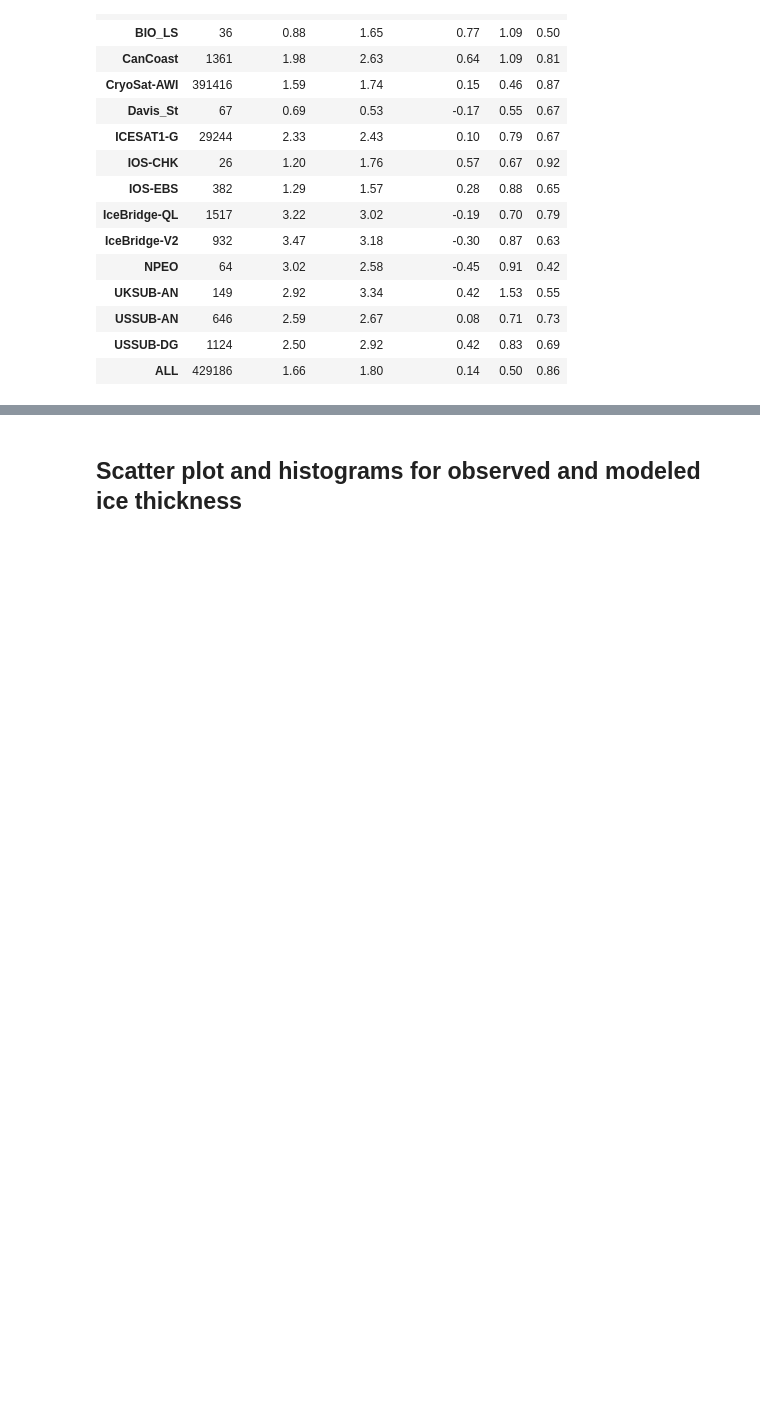
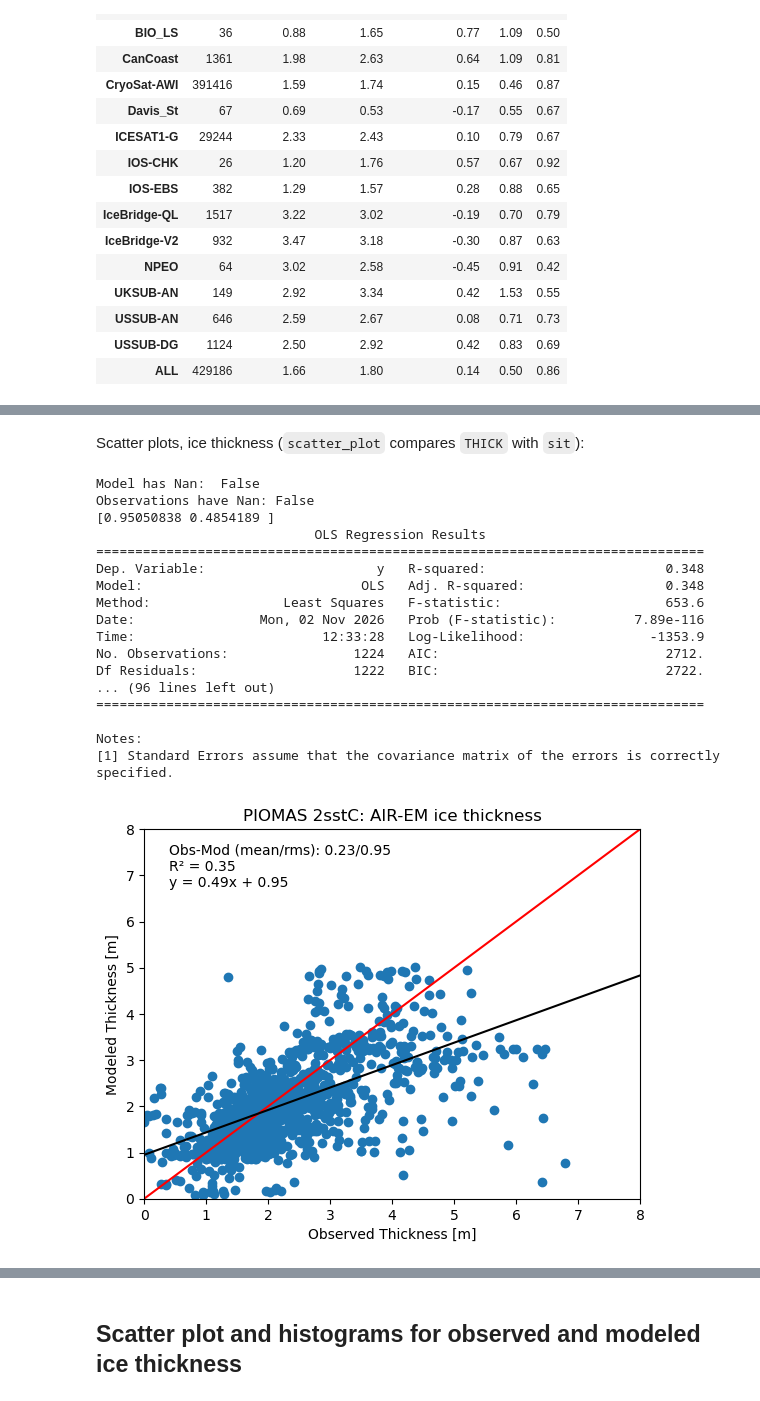
Before and after one commit to axelschweiger/thickCDR, a Jupyter notebook: CompareThickCDR_and_model.ipynb, the cells around one changed output, grey strips where cells are left out. Saved outputs shown, nothing was run; the diff lists cells and outputs as text; code cells hidden in the pictures; blank space fills up the shorter version.

```diff
--- a/CompareThickCDR_and_model.ipynb
+++ b/CompareThickCDR_and_model.ipynb
@@ -184,0 +195,12 @@ cdr_index: [ 2520000  2520005  2520006 ... 21025034 21025035 21025036]
+# %%
+airem = {mid: d.isel(cdr_index=(d.SOURCE == "AIR-EM").values) for mid, d in data.items()}
+common = sorted(set.intersection(*[set(a.cdr_index.values) for a in airem.values()]))
+airem = {mid: a.sel(cdr_index=common) for mid, a in airem.items()}
+print(len(common), "AIR-EM observations in all runs (of", {mid: int((d.SOURCE == "AIR-EM").sum()) for mid, d in data.items()}, ")")
+
+cols = ["n", "obs_mean", "mod_mean", "bias(mod-obs)", "rmse", "r"]
+table = pd.concat({
+    "ice + snow": pd.DataFrame({label[mid]: source_stats(a, ice_snow=True).loc["ALL", cols] for mid, a in airem.items()}).T,
+    "ice": pd.DataFrame({label[mid]: source_stats(a).loc["ALL", cols] for mid, a in airem.items()}).T,
+}, axis=1)
+table
@@ -184,0 +217,11 @@ cdr_index: [ 2520000  2520005  2520006 ... 21025034 21025035 21025036]
+# %%
+def season(ds):
+    m = ds.obs_time.dt.month.values
+    return np.where((m >= 3) & (m <= 5), "spring (Mar-May)", "summer (Jun-Oct)")
+
+rows = {}
+for mid, a in airem.items():
+    for s in ["spring (Mar-May)", "summer (Jun-Oct)"]:
+        sub = a.isel(cdr_index=season(a) == s)
+        rows[(s, label[mid])] = source_stats(sub, ice_snow=True).loc["ALL", cols]
+pd.DataFrame(rows).T
@@ -184,0 +240,12 @@ cdr_index: [ 2520000  2520005  2520006 ... 21025034 21025035 21025036]
+# %%
+bias = {}
+for mid, a in airem.items():
+    df = pd.DataFrame({"campaign": a.PLATFORM.values,
+                       "diff": a.sit.values + a.sisnthick.values - a.THICK_ICE_SNOW[:, 0].values,
+                       "obs": a.THICK_ICE_SNOW[:, 0].values})
+    g = df.groupby("campaign")
+    bias[label[mid]] = g["diff"].mean()
+by_campaign = pd.DataFrame(bias)
+by_campaign.insert(0, "obs_mean", g["obs"].mean())
+by_campaign.insert(0, "n", g.size())
+by_campaign
@@ -184,0 +271,24 @@ cdr_index: [ 2520000  2520005  2520006 ... 21025034 21025035 21025036]
+# %% [markdown]
+Scatter plots, ice thickness (`scatter_plot` compares `THICK` with `sit`):
+# %%
+for mid, a in airem.items():
+    fig, ax, results = scatter_plot(a, mid, title=label[mid] + ": AIR-EM ice thickness", max_thick=8.)
+# %% [output]
+Model has Nan:  False
+Observations have Nan: False
+[0.95050838 0.4854189 ]
+                            OLS Regression Results
+==============================================================================
+Dep. Variable:                      y   R-squared:                       0.348
+Model:                            OLS   Adj. R-squared:                  0.348
+Method:                 Least Squares   F-statistic:                     653.6
+Date:                Mon, 02 Nov 2026   Prob (F-statistic):          7.89e-116
+Time:                        12:33:28   Log-Likelihood:                -1353.9
+No. Observations:                1224   AIC:                             2712.
+Df Residuals:                    1222   BIC:                             2722.
+... (96 lines left out)
+==============================================================================
+
+Notes:
+[1] Standard Errors assume that the covariance matrix of the errors is correctly specified.
+[figure, added]
```
Also changed, not shown: parts of 17 cells of this notebook, 1 other file.
